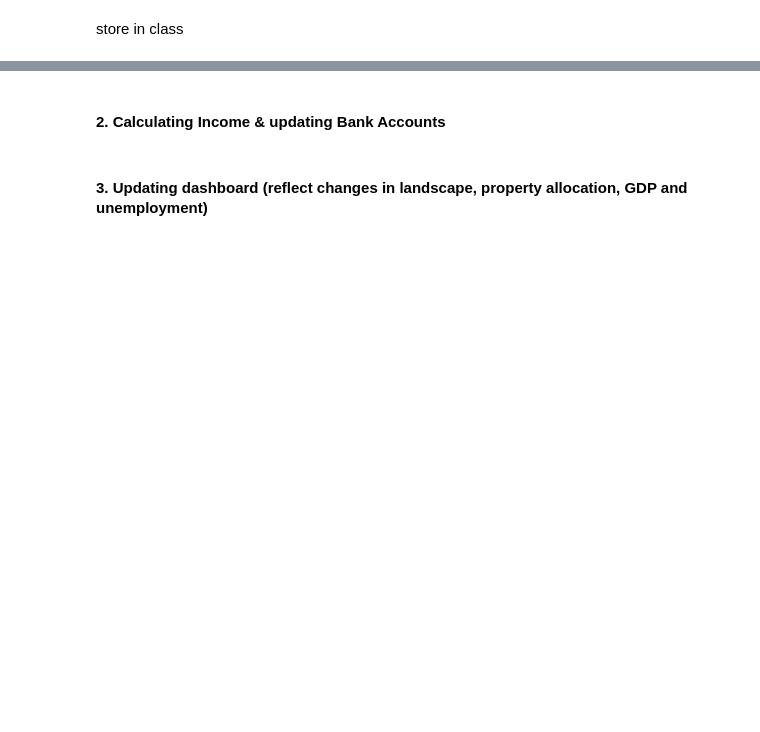
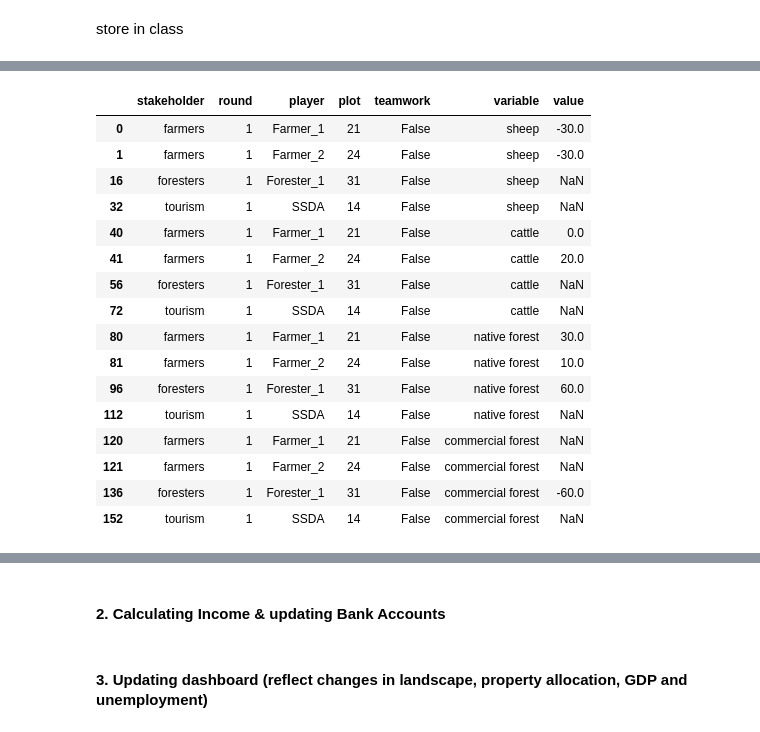
Before and after one commit to derpyninja/gecm, a Jupyter notebook: notebooks/01-mb-fz-prototype-v2.ipynb, the cells around one changed output, grey strips where cells are left out. Saved outputs shown, nothing was run; the diff lists cells and outputs as text; code cells hidden in the pictures; blank space fills up the shorter version.

```diff
--- a/notebooks/01-mb-fz-prototype-v2.ipynb
+++ b/notebooks/01-mb-fz-prototype-v2.ipynb
@@ -226,0 +242,20 @@ df_mgmt_decisions_melted
+# %%
+matrix_game.df_mgmt_decisions_long.query("round == 1 & plot > 0")
+# %% [output]
+|  | stakeholder | round | player | plot | teamwork | variable | value |
+| 0 | farmers | 1 | Farmer_1 | 21 | False | sheep | -30.0 |
+| 1 | farmers | 1 | Farmer_2 | 24 | False | sheep | -30.0 |
+| 16 | foresters | 1 | Forester_1 | 31 | False | sheep | NaN |
+| 32 | tourism | 1 | SSDA | 14 | False | sheep | NaN |
+| 40 | farmers | 1 | Farmer_1 | 21 | False | cattle | 0.0 |
+| 41 | farmers | 1 | Farmer_2 | 24 | False | cattle | 20.0 |
+| 56 | foresters | 1 | Forester_1 | 31 | False | cattle | NaN |
+| 72 | tourism | 1 | SSDA | 14 | False | cattle | NaN |
+| 80 | farmers | 1 | Farmer_1 | 21 | False | native forest | 30.0 |
+| 81 | farmers | 1 | Farmer_2 | 24 | False | native forest | 10.0 |
+| 96 | foresters | 1 | Forester_1 | 31 | False | native forest | 60.0 |
+| 112 | tourism | 1 | SSDA | 14 | False | native forest | NaN |
+| 120 | farmers | 1 | Farmer_1 | 21 | False | commercial forest | NaN |
+| 121 | farmers | 1 | Farmer_2 | 24 | False | commercial forest | NaN |
+| 136 | foresters | 1 | Forester_1 | 31 | False | commercial forest | -60.0 |
+| 152 | tourism | 1 | SSDA | 14 | False | commercial forest | NaN |
```
Also changed, not shown: parts of 16 cells of this notebook, 5 other files.
